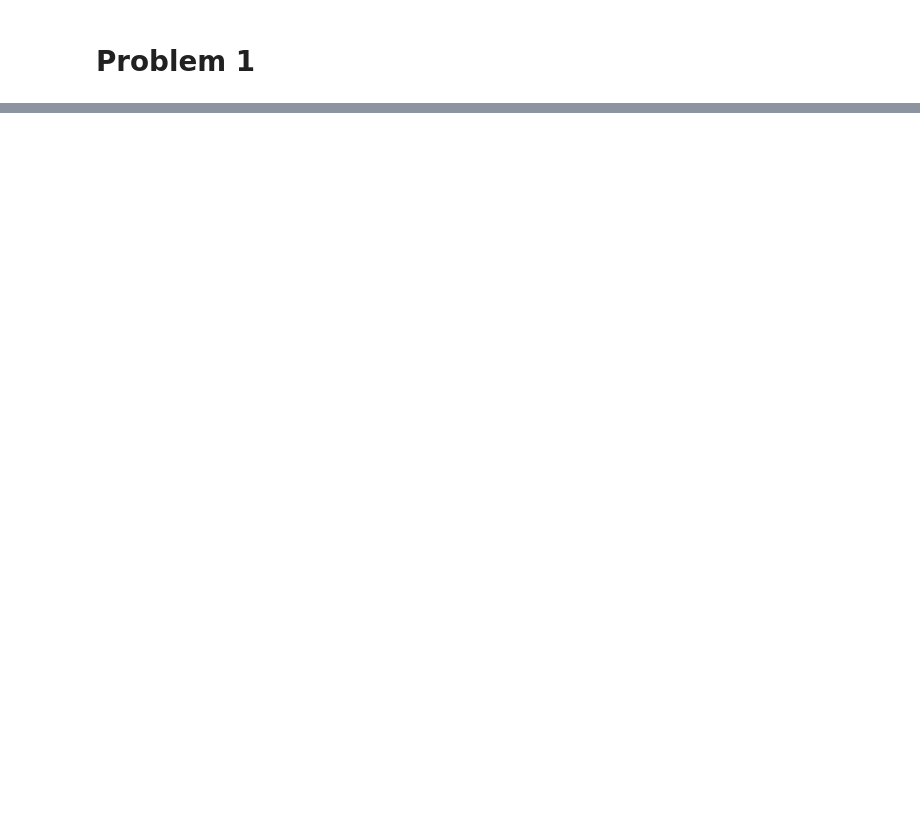
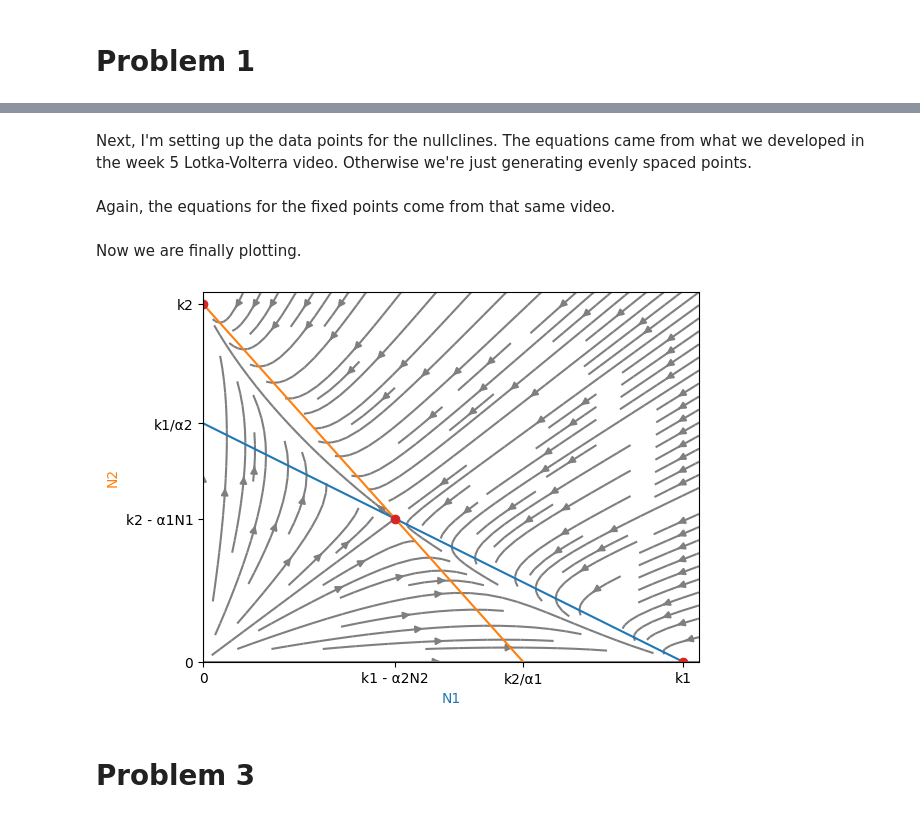
Before and after one commit to alpha-tango/mocsie, a Jupyter notebook: Assignment01.ipynb, the cells around one changed output, grey strips where cells are left out. Drawn from its saved outputs; the diff is of its cells as text; code cells hidden in the pictures; blank space fills up the shorter version.

Commit message:
+ Working code for Q1 diagram

```diff
--- a/Assignment01.ipynb
+++ b/Assignment01.ipynb
@@ -85,0 +30,60 @@ plot(fish_result, shark_result)
+# %%
+# Equations for streamplot arrows
+# This is imitating what Sayama did in his code, which is commented out at the top of this Question's work
+n1values, n2values = pylab.meshgrid(np.arange(0, 3.2, 0.1), np.arange(0, 3.2, 0.1))
+
+n1dot = r1 * n1values * (k1 - n1values - alpha2 * n2values) / k1  # equation from Lotka-Volterra week 5 vid
+n2dot = r2 * n2values * (k2 - n2values - alpha1 * n1values) / k2  # equation from Lotka-Volterra week 5 vid
+# %% [markdown]
+Next, I'm setting up the data points for the nullclines. The equations came from what we developed in the week 5 Lotka-Volterra video. Otherwise we're just generating evenly spaced points.
+# %%
+# Equations for nullclines
+constant_increments = np.arange(0, k1, 0.1)
+nullcline_n1 = k1 - alpha2 * constant_increments
+nullcline_n2 = k2 - alpha1 * constant_increments
+# %% [markdown]
+Again, the equations for the fixed points come from that same video.
+# %%
+# Equations for fixed equilibrium pointse
+n2_point = (0, k2)
+n1_point = (k1, 0)
+meet_point = ((k1 - alpha2 * k2) / (1 - alpha2 * alpha1), (k2 - alpha1 * k1) / (1 - alpha1 * alpha2))
+equilibrium_points = list(zip(n2_point, n1_point, meet_point))  # in Python3, zip is a lazy iterable
+# %% [markdown]
+Now we are finally plotting.
+# %%
+fig, ax = pylab.subplots()
+
+# Set axis limits
+pylab.xlim(0, 3.1)
+pylab.ylim(0, 3.1)
+
+# Label the axes important points
+pylab.xlabel('N1', color='tab:blue')
+ax.set_xticks((0, meet_point[0], k2/alpha1, k1), ('0', 'k1 - α2N2', 'k2/α1', 'k1'))
+
+pylab.ylabel('N2', color='tab:orange')
+ax.set_yticks((0, meet_point[1], k2/alpha1, k1), ('0', 'k2 - α1N1', 'k1/α2', 'k2'))
+
+
+
+# Plot the direction arrows
+pylab.streamplot(n1values, n2values, n1dot, n2dot, color='tab:gray')
+
+# Plot nullclines
+pylab.plot(nullcline_n1, constant_increments, color='tab:blue')
+pylab.plot(constant_increments, nullcline_n2, color='tab:orange')
+
+# Plot equilibrium points
+pylab.plot(equilibrium_points[0], equilibrium_points[1], 'o', color='tab:red')
+
+# Label equilibrium points
+# pylab.text(0.2, k2 - 0.1, '(K2, 0)', color='r', backgroundcolor='white')
+# pylab.text(k1 - 0.1, 0.2, '(0, K1)', color='r', backgroundcolor='white')
+
+
+pylab.show()
+# %% [output]
+[figure, added]
+# %% [markdown]
+# Problem 3
```
Also changed, not shown: parts of 14 cells of this notebook, 1 other file.
